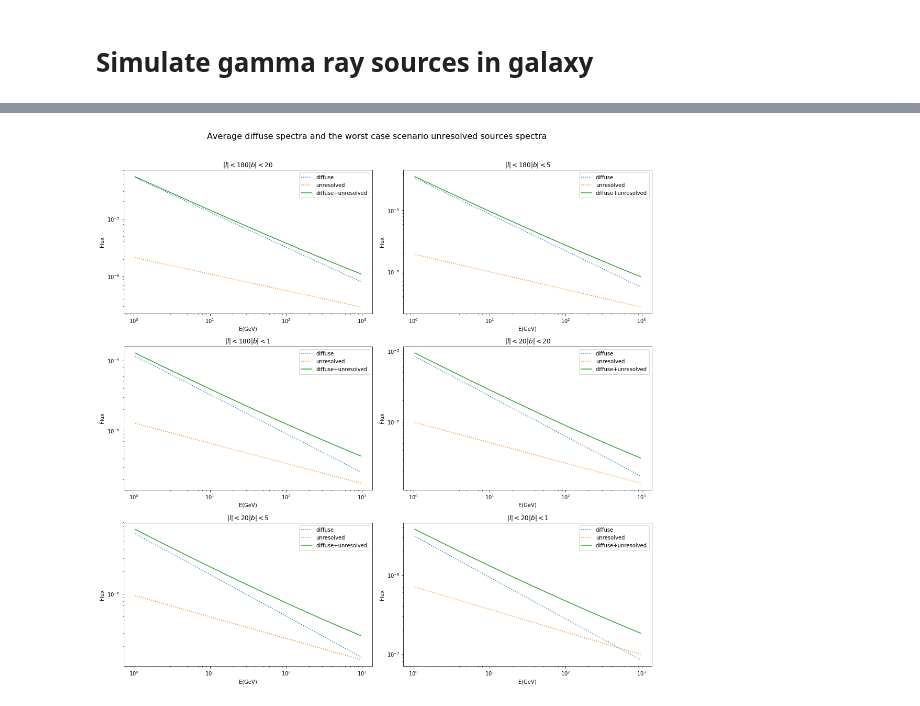
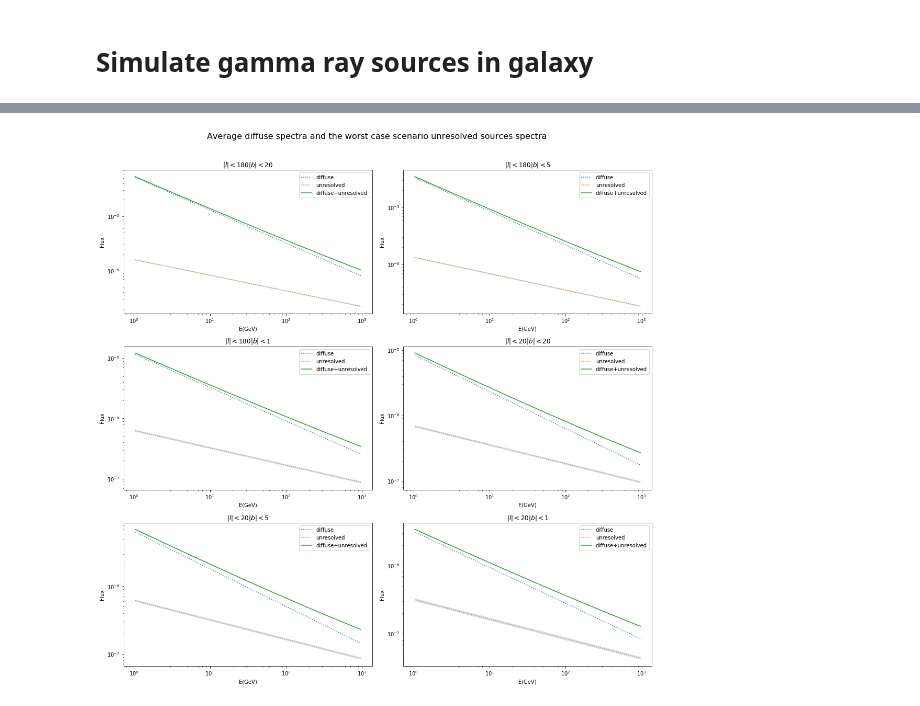
Before and after one commit to martp91/y-rays-UPS, a Jupyter notebook: sim_gamma_sources.ipynb, the cells around one changed output, grey strips where cells are left out. Drawn from its saved outputs; the diff is of its cells as text; code cells hidden in the pictures.

```diff
--- a/sim_gamma_sources.ipynb
+++ b/sim_gamma_sources.ipynb
@@ -137,8 +137,9 @@ def read_catalog(fn,catalog='fgl',classes=['pwn','snr','spp']):
 # %%
 ##Load 3fgl data and get average spectrum and histogram of fluxes from here
 file_3fgl = 'gll_psc_v16.fit'
-data_3fgl = fits.getdata(file_3fgl)
+
 hist_3fgl_snr,intp_3fgl_snr_normed,snr_index = read_catalog('gll_psc_v16.fit')
+hist_3fgl_psr,intp_3fgl_psr_normed,psr_index = read_catalog('gll_psc_v16.fit',classes=['psr'])
 # %%
 ###Load diffuse flux from skyfact fit
 
@@ -186,8 +187,8 @@ for ilb in lb:
        # plt.loglog(E,E**2*fitted_spec)
         #plt.legend()
 # %%
-#Do the simulation monte carlo
-def mc_smpl(a=2,N=1000,Lmin=3e34,Lmax=1e40,alpha=alp,beta=bet,H=H,
+#Do the simulation of sources
+def source_sim(a=2,N=1000,Lmin=3e34,Lmax=1e40,alpha=alp,beta=bet,H=H,
             SNR=False,PSR=False,f_t=5e-10,flux_cutoff=1e-20):
     #np.random.seed(0)
     """Sample from above distribution N times: r,z,L and calculate flux as measured at earth.
@@ -242,6 +243,7 @@ def mc_smpl(a=2,N=1000,Lmin=3e34,Lmax=1e40,alpha=alp,beta=bet,H=H,
         else:
             print "no spec output"
             spec_sim = 0
+        spec_sim = norm_spec(intp_3fgl_snr_normed,total_flux_unres,dE,mask_E)
         diffuse = spec_diff_lb[ilb]
         frac.append(spec_sim/diffuse)
         spec_unres.append(spec_sim)
@@ -361,13 +406,21 @@ done...
 # %%
 snr_frac = np.array(snr_frac)
+snr_frac_std = np.array(snr_frac_std)
 fig2 = plt.figure(figsize=(15,20))
 gs2 = gridspec.GridSpec(4,2)
+iE100 = np.argmin(E<100)
+
 for di in range(len(spec_diff_lb)):
+   #print "At abs(l,b):",lb[di]
     gsi2 = gridspec.GridSpecFromSubplotSpec(1,1,subplot_spec=gs2[di])
     ax2 = plt.Subplot(fig2,gs2[di])
     for i,sf in enumerate(snr_frac):
+        #print options_print[i]
         div = snr_frac[i,di]
         ax2.semilogx(E,div,label=options_print[i])
+        ax2.fill_between(E,div-snr_frac_std[i,di],div+snr_frac_std[i,di],alpha=0.2)
+        ax2.set_xscale('log',nonposx='clip')
+        #print "At %.1f GeV the fraction is %.2f "%(E[iE100],div[iE100])
     ax2.set_ylim([0.001,1])
     ax2.set_title(r'$|l| < %s |b| < %s$'%lb[di])
     ax2.set_xlabel('E(GeV)')
@@ -383,29 +436,30 @@ plt.savefig('fraction_ps_diffuse_1.pdf')
 # %%
 ###Plot the fraction of unresolved/diffuse emission
 snr_spec = np.array(snr_spec)
+snr_spec_std = np.array(snr_spec_std)
 fig = plt.figure(figsize=(15,20))
 gs = gridspec.GridSpec(4,2)
 
 for di in range(len(spec_diff_lb)):
     gsi = gridspec.GridSpecFromSubplotSpec(1,1,subplot_spec=gs[di])
     ax = plt.Subplot(fig,gs[di])
     for i,sf in enumerate(snr_spec):
         spec = snr_spec[i,di]
         #ax.loglog(E,E**2*spec,label=options_print[i])
     ax.loglog(E,E**2*(spec_diff_lb[di]),label='diffuse',linestyle=':')
-    ax.loglog(E,E**2*(snr_spec[1,di]),label='unresolved',linestyle=':')
-    ax.loglog(E,E**2*(spec_diff_lb[di]+snr_spec[1,di]),label='diffuse+unresolved',linestyle='-')
-
+    ax.loglog(E,E**2*(snr_spec[0,di]),label='unresolved',linestyle=':')
+    ax.loglog(E,E**2*(spec_diff_lb[di]+snr_spec[0,di]),label='diffuse+unresolved',linestyle='-')
+    ax.fill_between(E,E**2*(snr_spec[0,di]-snr_spec_std[0,di]),E**2*(snr_spec[0,di]+snr_spec_std[0,di]),alpha=0.2)
 
     #ax.set_ylim([0.001,1])
     ax.set_title(r'$|l| < %s |b| < %s$'%lb[di])
     ax.set_xlabel('E(GeV)')
     ax.set_ylabel('Flux')
     fig.add_subplot(ax)
     plt.legend(loc=1)#, title=options_labels[0:4])
 ##Plot legend in seperate subplot
 fig.suptitle(r'Average diffuse spectra and the worst case scenario unresolved sources spectra',fontsize=16)
 fig.tight_layout(rect=[0, 0.03, 1, 0.95])
 plt.savefig('spectra')
 # %% [output]
-[figure, old version]
+[figure, new version]
```
Also changed, not shown: parts of 4 cells of this notebook.
